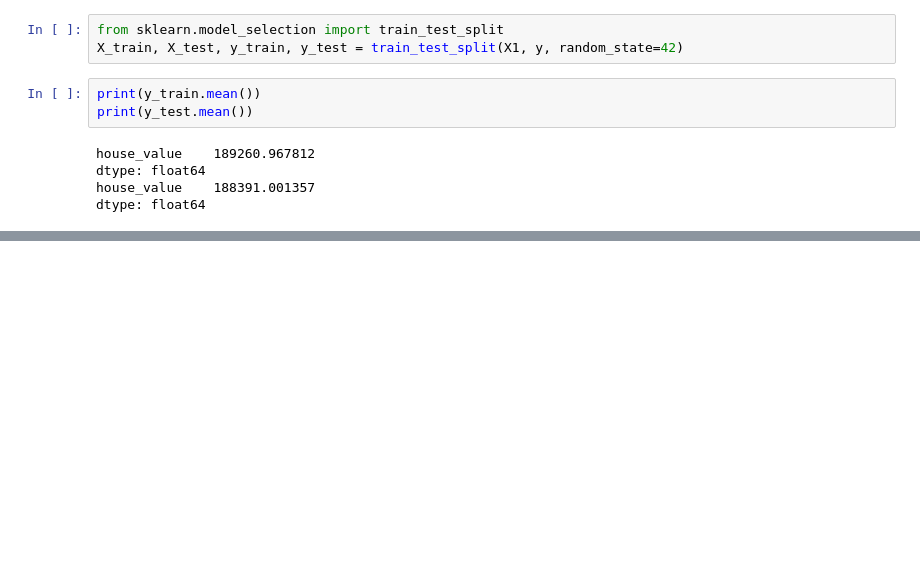
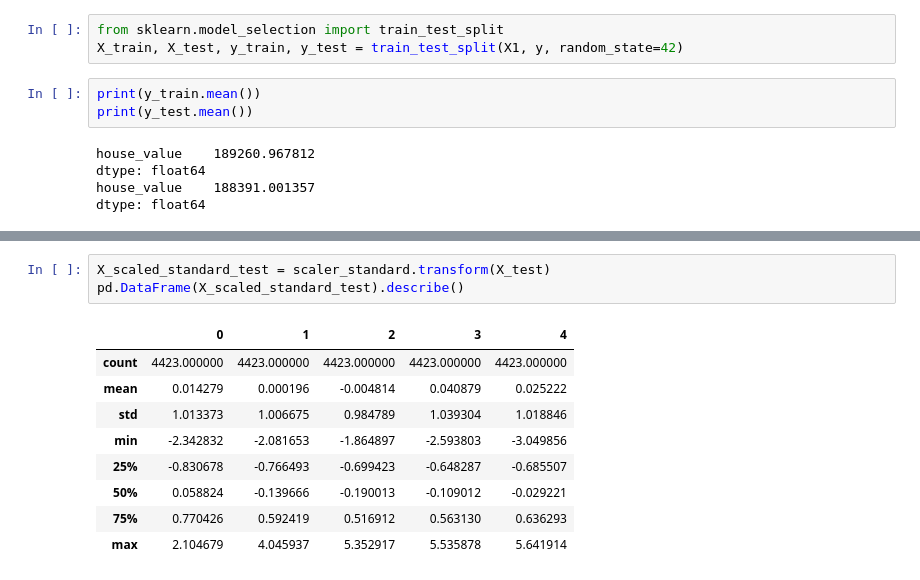
Before and after one commit to 2hongbi/kaggle-python, a Jupyter notebook: src/bigboongi/learn_regression.ipynb, the cells around one changed output, grey strips where cells are left out. Drawn from its saved outputs; the diff is of its cells as text; blank space fills up the shorter version.

```diff
--- a/src/bigboongi/learn_regression.ipynb
+++ b/src/bigboongi/learn_regression.ipynb
@@ -89,0 +140,13 @@ dtype: float64
+# %%
+X_scaled_standard_test = scaler_standard.transform(X_test)
+pd.DataFrame(X_scaled_standard_test).describe()
+# %% [output]
+|  | 0 | 1 | 2 | 3 | 4 |
+| count | 4423.000000 | 4423.000000 | 4423.000000 | 4423.000000 | 4423.000000 |
+| mean | 0.014279 | 0.000196 | -0.004814 | 0.040879 | 0.025222 |
+| std | 1.013373 | 1.006675 | 0.984789 | 1.039304 | 1.018846 |
+| min | -2.342832 | -2.081653 | -1.864897 | -2.593803 | -3.049856 |
+| 25% | -0.830678 | -0.766493 | -0.699423 | -0.648287 | -0.685507 |
+| 50% | 0.058824 | -0.139666 | -0.190013 | -0.109012 | -0.029221 |
+| 75% | 0.770426 | 0.592419 | 0.516912 | 0.563130 | 0.636293 |
+| max | 2.104679 | 4.045937 | 5.352917 | 5.535878 | 5.641914 |
```
Also changed, not shown: parts of 7 cells of this notebook.
